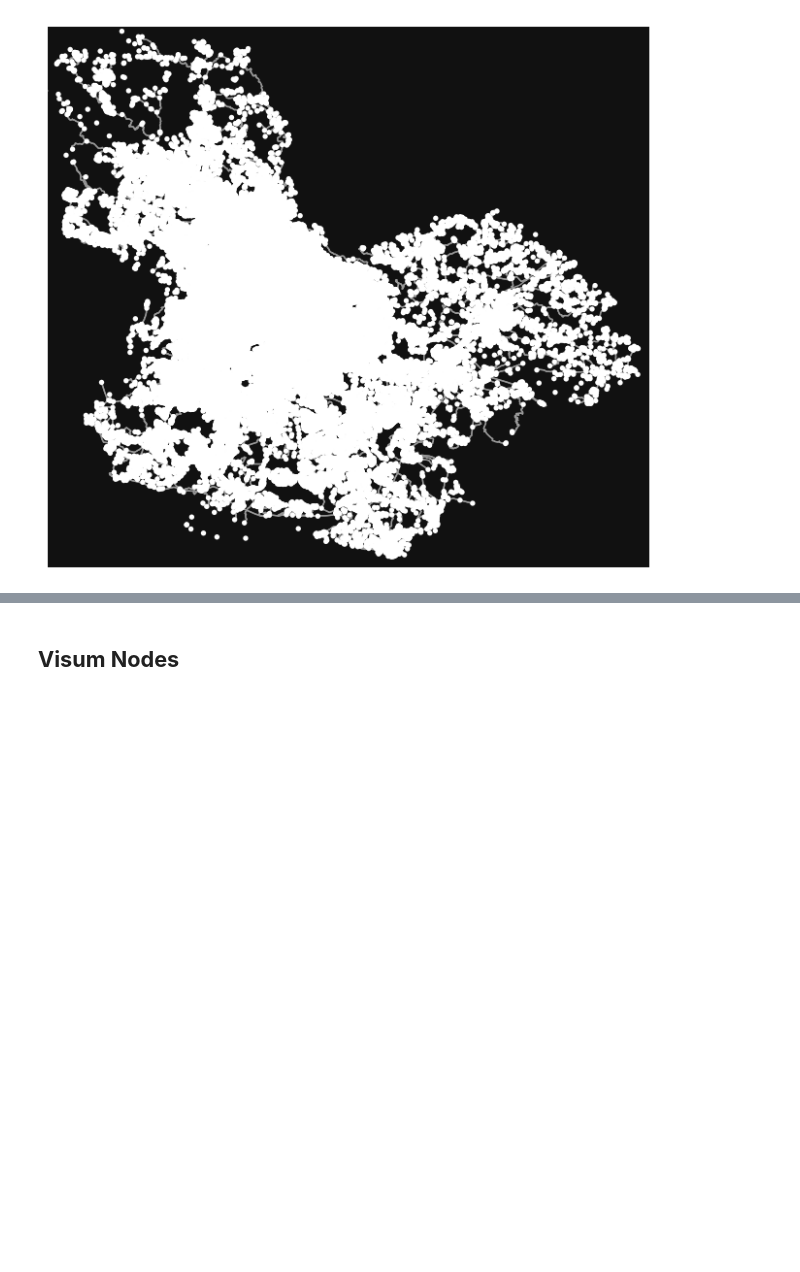
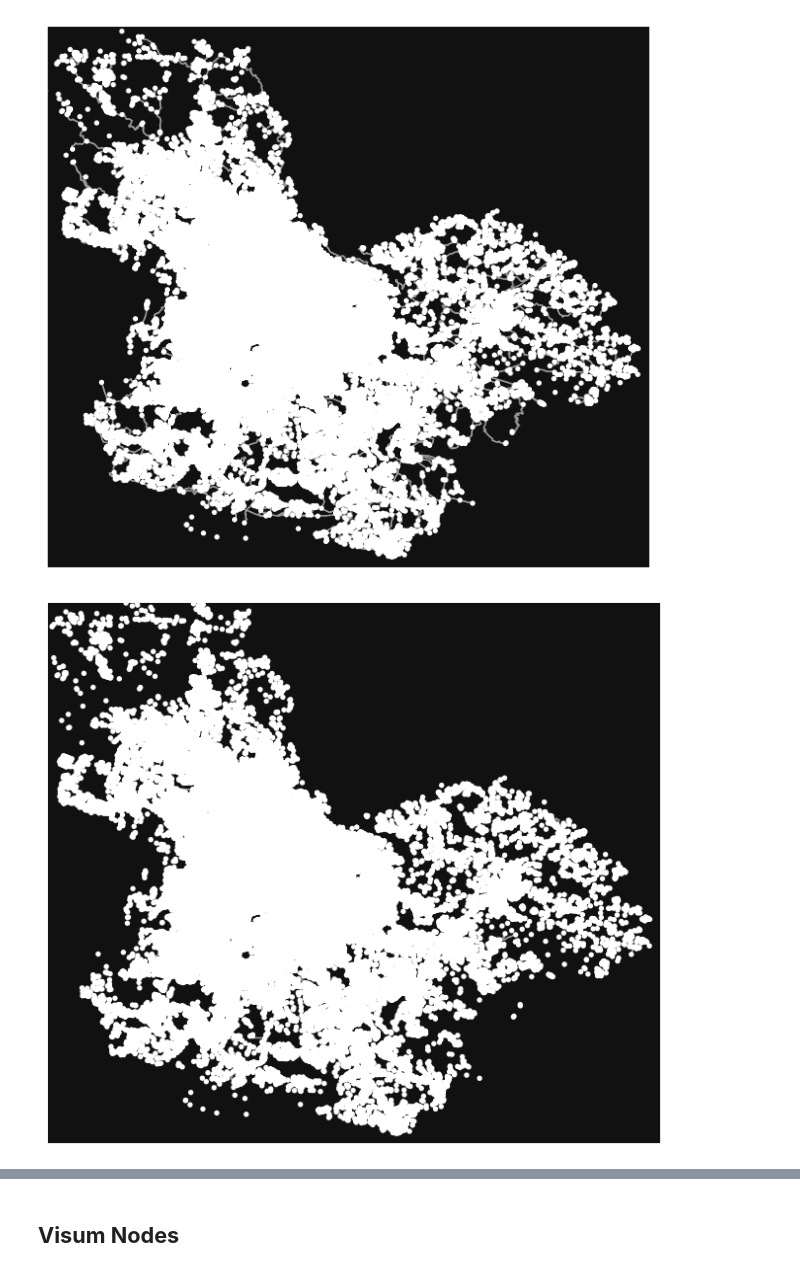
Before and after one commit to CentroFuturoCiudades/red-vial-guadalajara, a Jupyter notebook: Comparing with OSM/Snap Stops/snap_stops_toAllVialLinks.ipynb, the cells around one changed output, grey strips where cells are left out. Drawn from its saved outputs; the diff is of its cells as text; code cells hidden in the pictures; blank space fills up the shorter version.

```diff
--- a/Comparing with OSM/Snap Stops/snap_stops_toAllVialLinks.ipynb
+++ b/Comparing with OSM/Snap Stops/snap_stops_toAllVialLinks.ipynb
@@ -152,5 +114,8 @@ nodes_base, edges_base = ox.graph_to_gdfs(G_base, nodes=True, edges=True)
 # %%
+# Grafo con links viales (eliminando los walking y SERVICE)
 G_snap = G_base.copy()
+G_snap_service = G_base.copy()
+G_snap_living_street = G_base.copy()
 
 valid_highways = {
     'motorway',
@@ -165,7 +130,7 @@ valid_highways = {
     'tertiary_link',
     'residential',
     'unclassified',
-    'service',
+    #'service',
 }
 
 #if it has one of these, remove
@@ -177,8 +142,15 @@ unvalid_walkable_highways = {
     'busway'
 }
 
+service_living_street_highways = {
+    'service',
+    'living_street'
+}
+
 # Lista para guardar links a eliminar
 edges_remove = []
+edges_remove_for_service = []
+edges_remove_for_living_street = []
 
 # Recorrer todos los links
 for u, v, k, data in G_snap.edges(keys=True, data=True):
@@ -187,6 +159,10 @@ for u, v, k, data in G_snap.edges(keys=True, data=True):
 
     # Caso highway es lista
     if isinstance(hwy, list):
+        if not 'service' in hwy:
+            edges_remove_for_service.append((u, v, k))
+        if not 'living_street' in hwy:
+            edges_remove_for_living_street.append((u, v, k))
         # Si contiene algún tipo no válido, eliminar
         if any(h in unvalid_walkable_highways for h in hwy):
             edges_remove.append((u, v, k))
@@ -196,6 +172,10 @@ for u, v, k, data in G_snap.edges(keys=True, data=True):
 
     # Caso highway es texto
     elif isinstance(hwy, str):
+        if not 'service' in hwy:
+            edges_remove_for_service.append((u, v, k))
+        if not 'living_street' in hwy:
+            edges_remove_for_living_street.append((u, v, k))
         if hwy not in valid_highways:
             edges_remove.append((u, v, k))
 
@@ -240,3 +278,9 @@ fig, ax = ox.plot_graph(G_snap)
 nodes_Gsnap, edges_Gsnap = ox.graph_to_gdfs(G_snap, nodes=True, edges=True)
 # %% [output]
 [figure]
+# %%
+G_snap_service.remove_edges_from(edges_remove_for_service)
+fig, ax = ox.plot_graph(G_snap_service)
+nodes_Gsnap_service, edges_Gsnap_service = ox.graph_to_gdfs(G_snap_service, nodes=True, edges=True)
+# %% [output]
+[figure, added]
```
Also changed, not shown: parts of 37 cells of this notebook, 5 other files.
